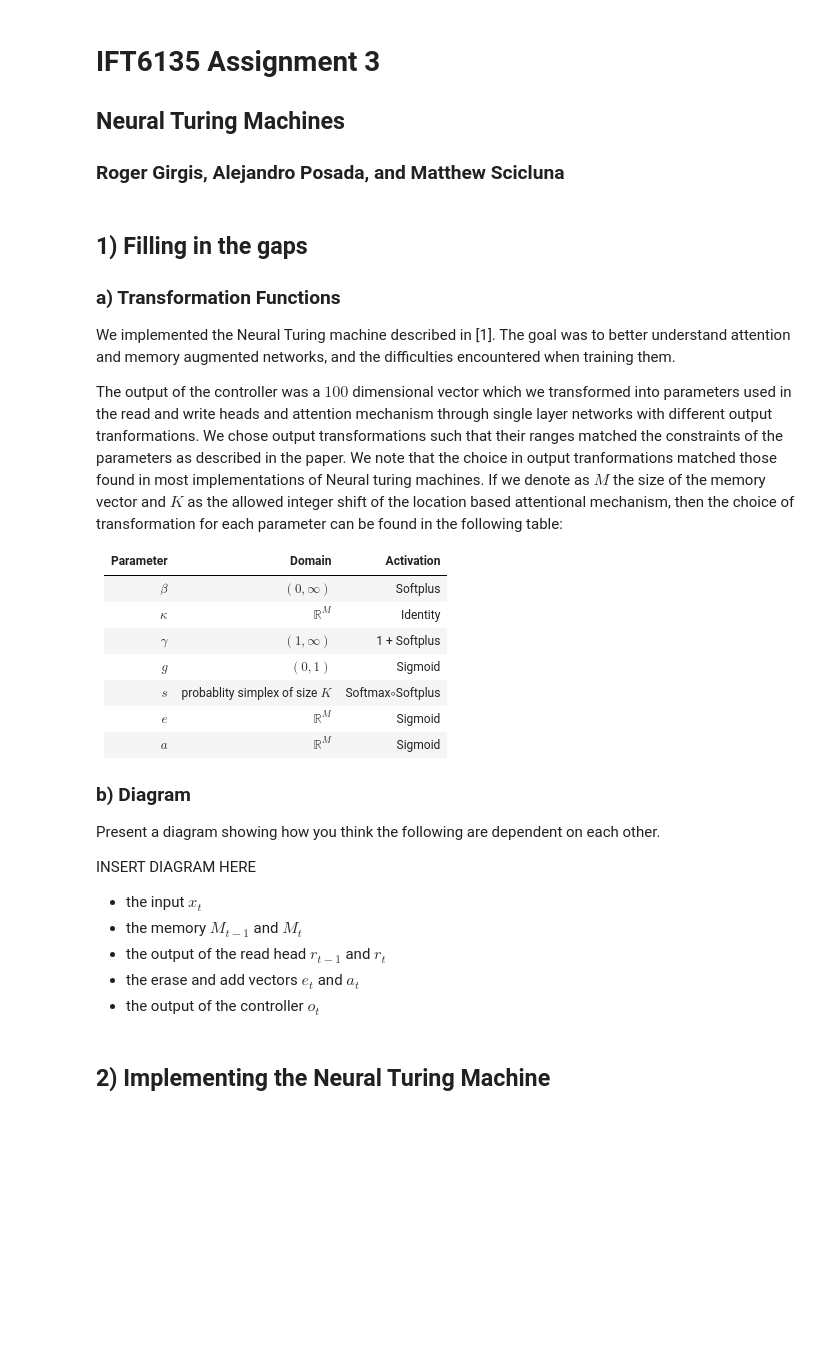
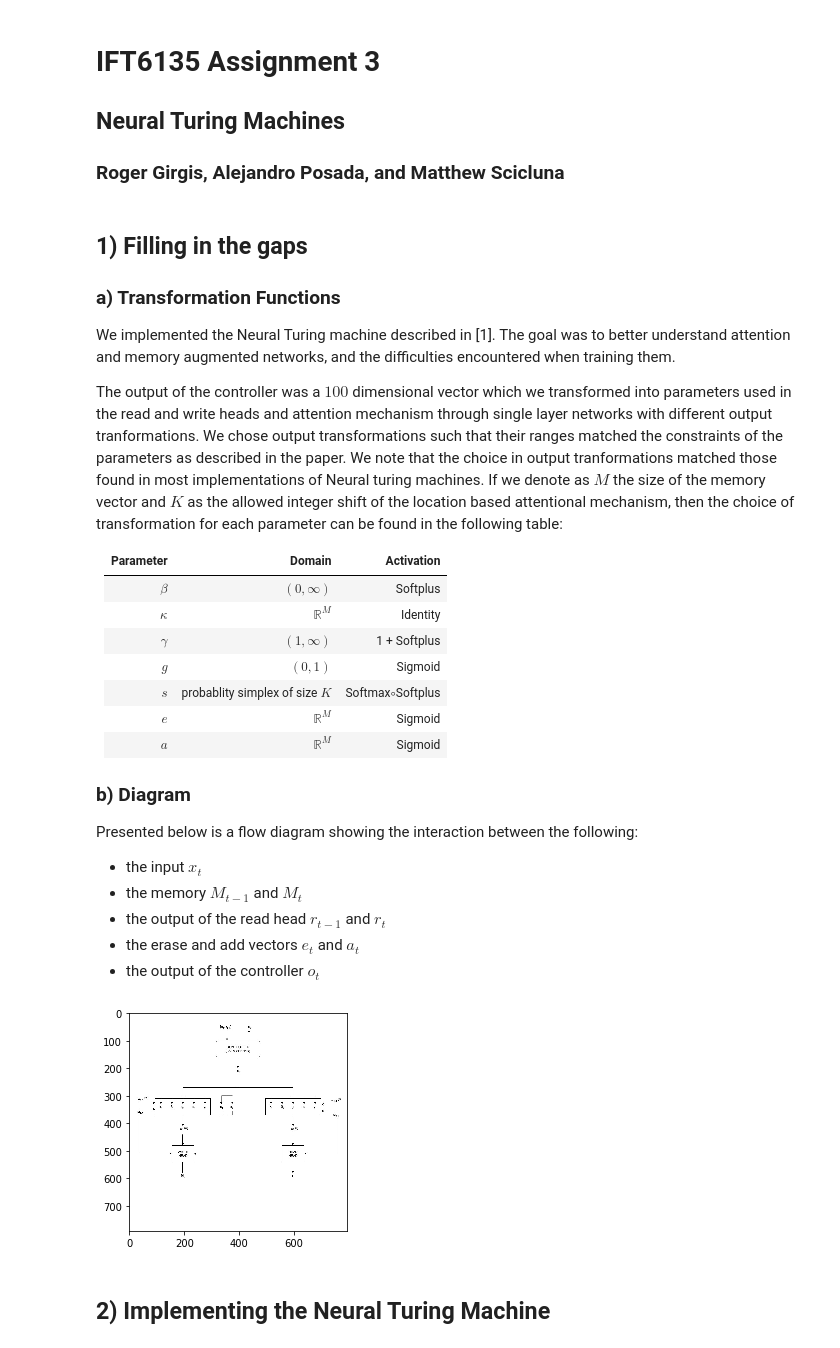
Before and after one commit to alejandroposada/IFT6135-A3, a Jupyter notebook: Assignment3.ipynb, the cells around one changed output. Saved outputs shown, nothing was run; the diff lists cells and outputs as text; code cells hidden in the pictures; blank space fills up the shorter version.

Commit message:
[ADDED] Added image of flow diagram in 1b)

```diff
--- a/Assignment3.ipynb
+++ b/Assignment3.ipynb
@@ -23,15 +23,21 @@ The output of the controller was a $100$ dimensional vector which we transformed
 
 ### b) Diagram
 
-Present a diagram showing how you think the following are dependent on each other.
-
-INSERT DIAGRAM HERE
+Presented below is a flow diagram showing the interaction between the following:
 
 * the input $x_t$
 * the memory $M_{t-1}$ and $M_t$
 * the output of the read head $r_{t-1}$ and $r_t$
 * the erase and add vectors $e_t$ and $a_t$
 * the output of the controller $o_t$
+# %%
+import matplotlib.pyplot as plt
+import matplotlib.image as mpimg
+img = mpimg.imread('NTM_diagram.jpg')
+imgplot = plt.imshow(img)
+plt.show()
+# %% [output]
+[figure, added]
 # %% [markdown]
 ## 2) Implementing the Neural Turing Machine
 # %% [markdown]
```
Also changed, not shown: parts of 1 cell of this notebook, 1 other file.
